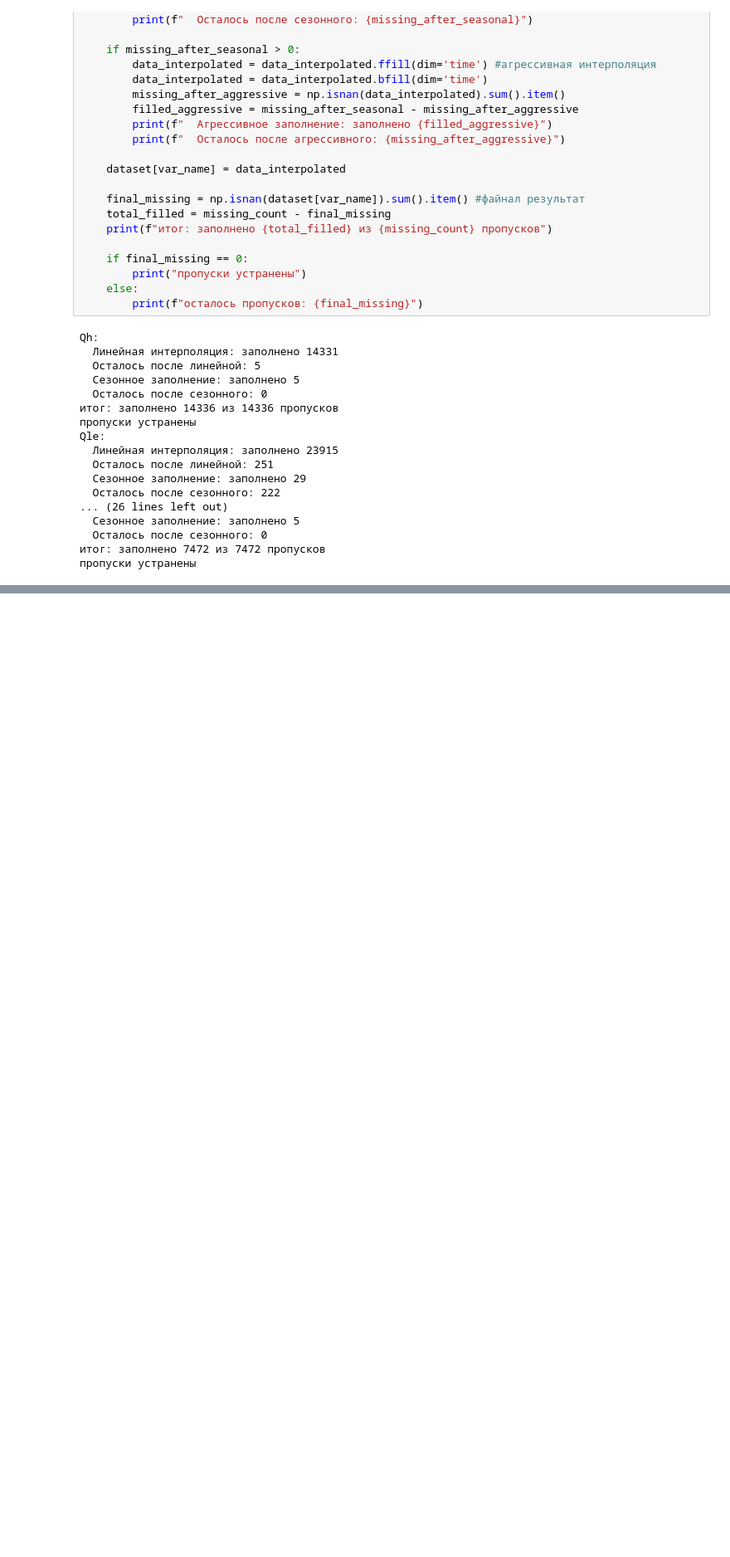
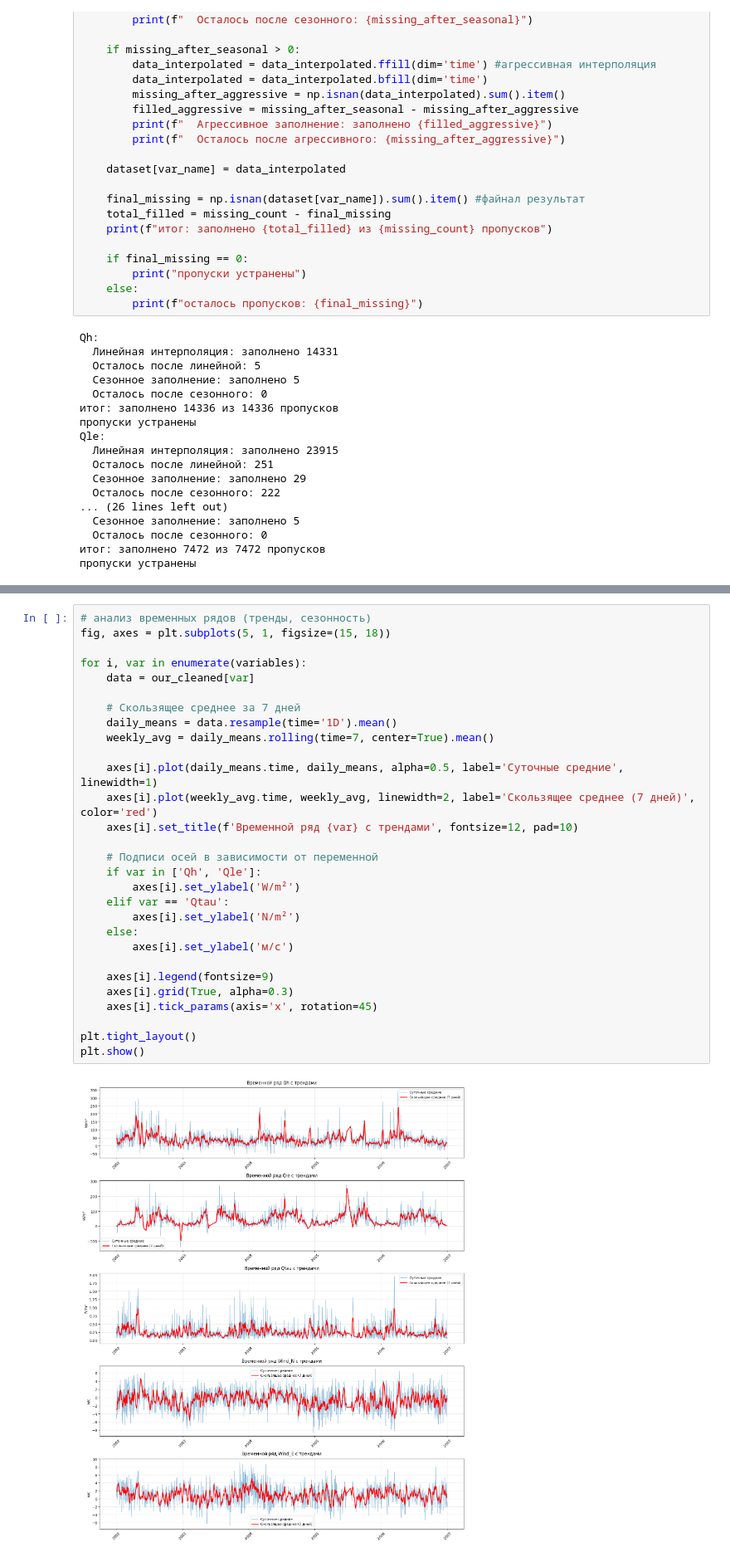
Before and after one commit to hey-there-rats/turbulent-fluxes-urban-ml, a Jupyter notebook: netCDF.ipynb, the cells around one changed output, grey strips where cells are left out. Shown at 83% size. Cells and saved outputs as stored; diff of their text form; blank space fills up the shorter version.

```diff
--- a/netCDF.ipynb
+++ b/netCDF.ipynb
@@ -153,0 +307,31 @@ def clean_physical_limits(data, var_name):
+# %%
+# анализ временных рядов (тренды, сезонность)
+fig, axes = plt.subplots(5, 1, figsize=(15, 18))
+
+for i, var in enumerate(variables):
+    data = our_cleaned[var]
+
+    # Скользящее среднее за 7 дней
+    daily_means = data.resample(time='1D').mean()
+    weekly_avg = daily_means.rolling(time=7, center=True).mean()
+
+    axes[i].plot(daily_means.time, daily_means, alpha=0.5, label='Суточные средние', linewidth=1)
+    axes[i].plot(weekly_avg.time, weekly_avg, linewidth=2, label='Скользящее среднее (7 дней)', color='red')
+    axes[i].set_title(f'Временной ряд {var} с трендами', fontsize=12, pad=10)
+
+    # Подписи осей в зависимости от переменной
+    if var in ['Qh', 'Qle']:
+        axes[i].set_ylabel('W/m²')
+    elif var == 'Qtau':
+        axes[i].set_ylabel('N/m²')
+    else:
+        axes[i].set_ylabel('м/с')
+
+    axes[i].legend(fontsize=9)
+    axes[i].grid(True, alpha=0.3)
+    axes[i].tick_params(axis='x', rotation=45)
+
+plt.tight_layout()
+plt.show()
+# %% [output]
+[figure, added]
```
Also changed, not shown: parts of 10 cells of this notebook.
